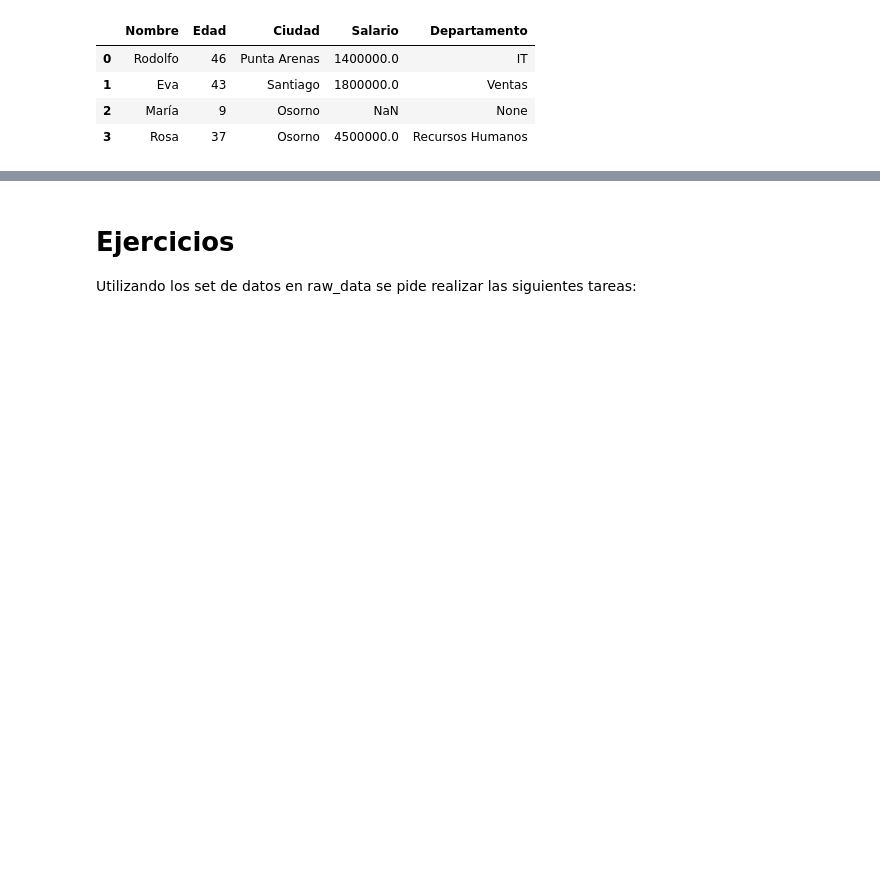
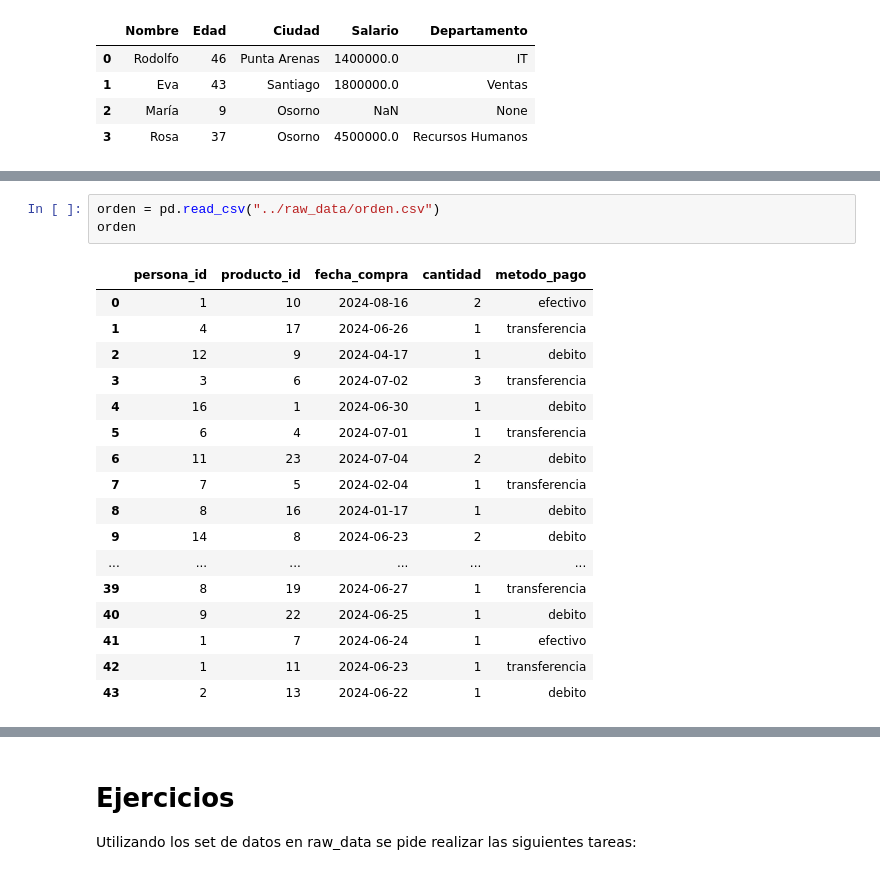
Before and after one commit to diegfernv/mate-para-ciencias, a Jupyter notebook: sesion_02/data analysis.ipynb, the cells around one changed output, grey strips where cells are left out. Saved outputs shown, nothing was run; the diff lists cells and outputs as text; blank space fills up the shorter version.

```diff
--- a/sesion_02/data analysis.ipynb
+++ b/sesion_02/data analysis.ipynb
@@ -28,0 +198,21 @@ df
+# %%
+orden = pd.read_csv("../raw_data/orden.csv")
+orden
+# %% [output]
+|  | persona_id | producto_id | fecha_compra | cantidad | metodo_pago |
+| 0 | 1 | 10 | 2024-08-16 | 2 | efectivo |
+| 1 | 4 | 17 | 2024-06-26 | 1 | transferencia |
+| 2 | 12 | 9 | 2024-04-17 | 1 | debito |
+| 3 | 3 | 6 | 2024-07-02 | 3 | transferencia |
+| 4 | 16 | 1 | 2024-06-30 | 1 | debito |
+| 5 | 6 | 4 | 2024-07-01 | 1 | transferencia |
+| 6 | 11 | 23 | 2024-07-04 | 2 | debito |
+| 7 | 7 | 5 | 2024-02-04 | 1 | transferencia |
+| 8 | 8 | 16 | 2024-01-17 | 1 | debito |
+| 9 | 14 | 8 | 2024-06-23 | 2 | debito |
+| ... | ... | ... | ... | ... | ... |
+| 39 | 8 | 19 | 2024-06-27 | 1 | transferencia |
+| 40 | 9 | 22 | 2024-06-25 | 1 | debito |
+| 41 | 1 | 7 | 2024-06-24 | 1 | efectivo |
+| 42 | 1 | 11 | 2024-06-23 | 1 | transferencia |
+| 43 | 2 | 13 | 2024-06-22 | 1 | debito |
```
Also changed, not shown: parts of 31 cells of this notebook, 2 other files.
